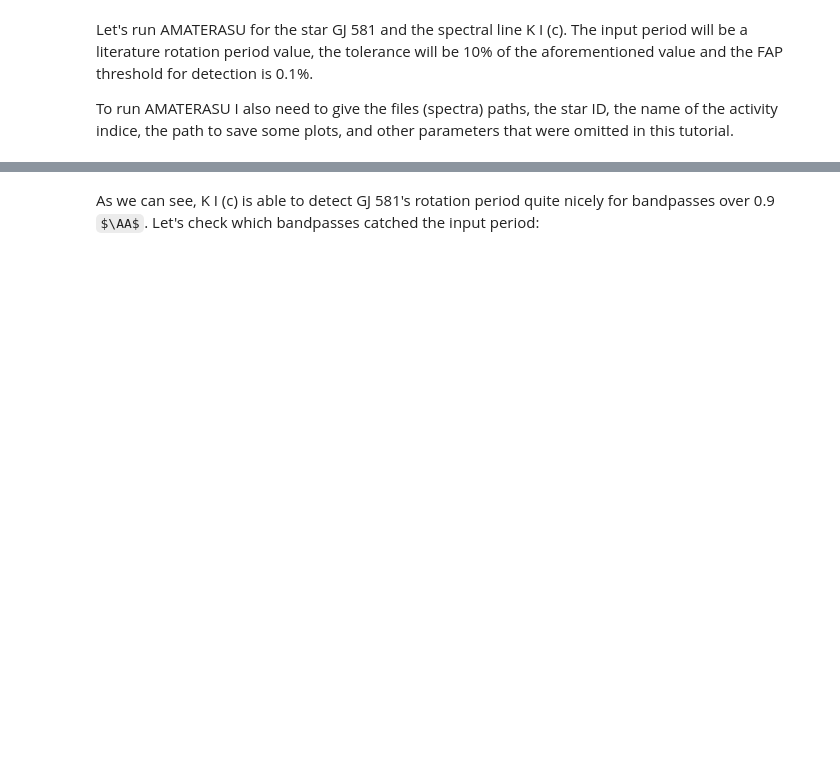
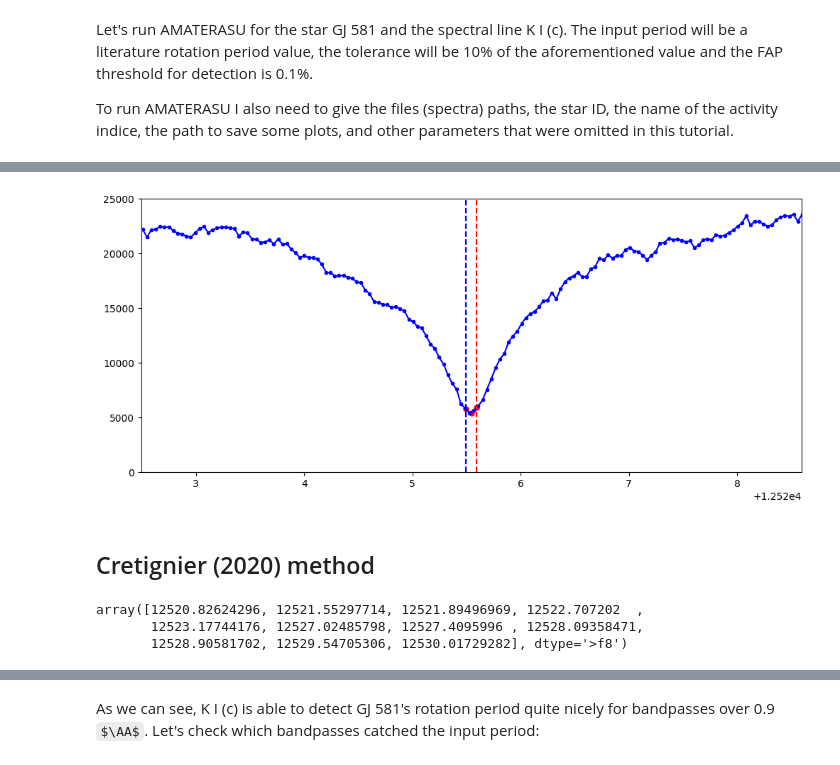
Before and after one commit to telmonteiro/AMATERASU, a Jupyter notebook: AMATERASU_tutorial.ipynb, the cells around one changed output, grey strips where cells are left out. Cells and saved outputs as stored; diff of their text form; code cells hidden in the pictures; some formulas as TeX source; blank space fills up the shorter version.

```diff
--- a/AMATERASU_tutorial.ipynb
+++ b/AMATERASU_tutorial.ipynb
@@ -65,0 +222,15 @@ To run AMATERASU I also need to give the files (spectra) paths, the star ID, the
+# %%
+ln_win = 0.1
+wmin = ln_ctr-ln_win/2; wmax = ln_ctr+ln_win/2
+plt.figure(figsize=(12, 5))
+plt.plot(wave_i, flux_i, 'r.-', lw=0.7, ms=10)
+plt.plot(wave, flux, 'b.-')
+plt.axvline(wmin, color='b', ls='--')
+plt.axvline(wmax, color='r' , ls='--')
+plt.xlim(wmin - 3, wmax + 3)
+plt.ylim(0,25000)
+plt.show()
+# %% [output]
+[figure, added]
+# %% [markdown]
+## Cretignier (2020) method
@@ -65,0 +277,10 @@ To run AMATERASU I also need to give the files (spectra) paths, the star ID, the
+# %%
+flux_minima = flux_i[indices_local_minima_flux]
+wave_minima = wave_i[indices_local_minima_flux]
+flux_maxima = flux_i[indices_local_maxima_flux]
+wave_maxima = wave_i[indices_local_maxima_flux]
+wave_maxima
+# %% [output]
+array([12520.82624296, 12521.55297714, 12521.89496969, 12522.707202  ,
+       12523.17744176, 12527.02485798, 12527.4095996 , 12528.09358471,
+       12528.90581702, 12529.54705306, 12530.01729282], dtype='>f8')
```
Also changed, not shown: parts of 34 cells of this notebook, 5 other files.
